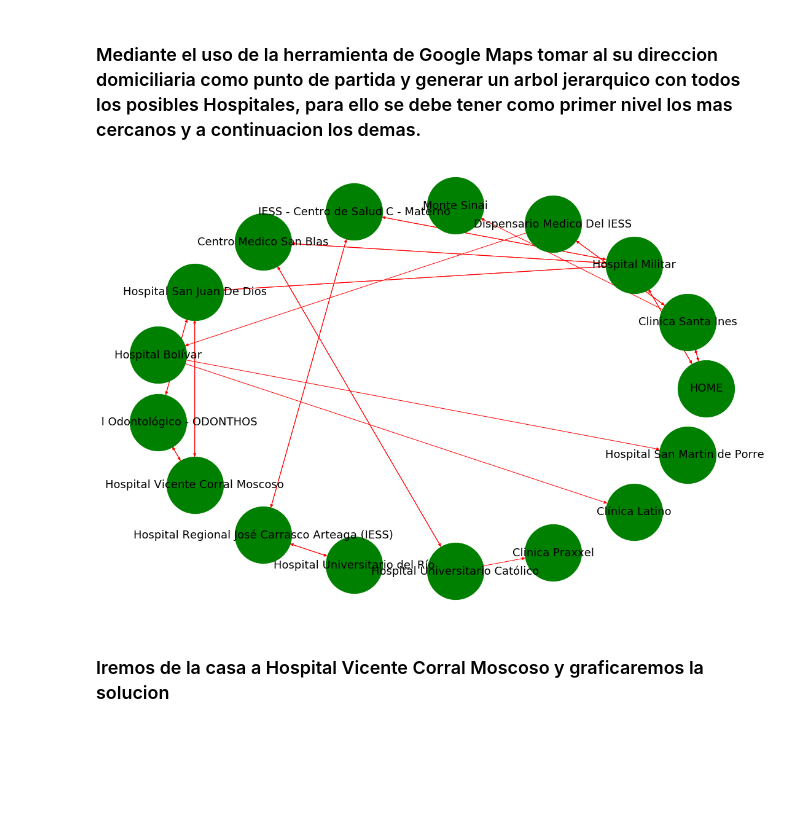
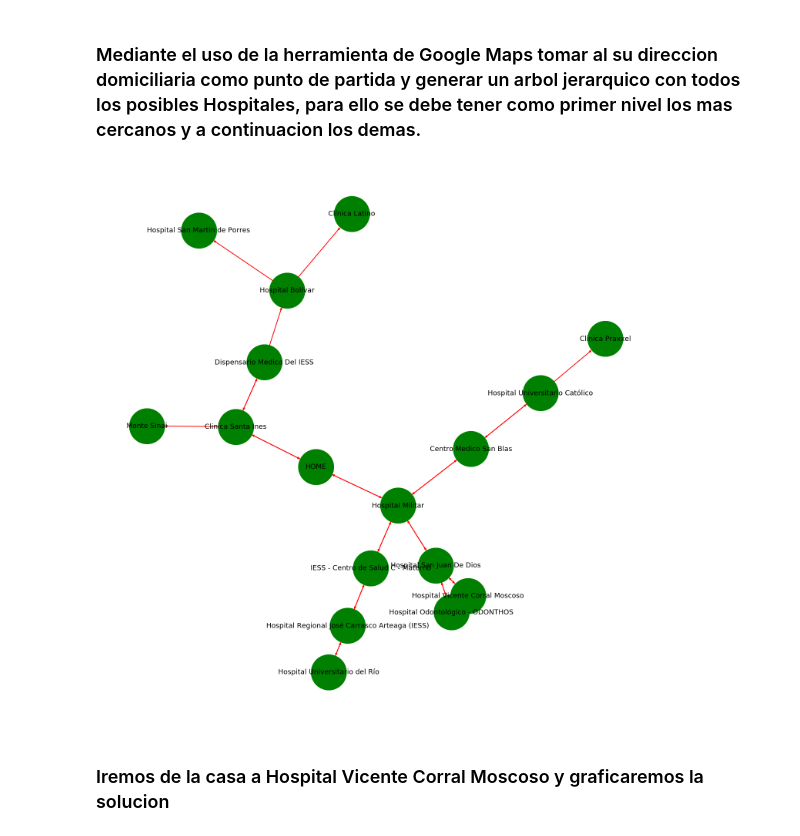
Before and after one commit to RicardoVinicioJara/Deberes-IA, a Jupyter notebook: BusquedaAmplitud.ipynb, the cells around one changed output. Saved outputs shown, nothing was run; the diff lists cells and outputs as text; code cells hidden in the pictures; blank space fills up the shorter version.

```diff
--- a/BusquedaAmplitud.ipynb
+++ b/BusquedaAmplitud.ipynb
@@ -293,9 +296,12 @@ connections = {
     'Hospital Bolívar': {'Dispensario Medico Del IESS', 'Hospital San Martin de Porres', 'Clínica Latino'},
 }
 
+plt.rcParams['figure.figsize'] = (20.0, 20.0)
+
 lista = []
 lista.append('origin')
 lista.append('destination')
+
 
 
 for k, i in connections.items():
@@ -303,38 +309,38 @@ for k, i in connections.items():
 
 
 
 lista_nueva = []
 x = 0
 cont = 0
 valDividir = False
 while x < len(lista):
     if cont== 2:
             escribriDatos(lista_nueva)
             cont = 0
             lista_nueva = []
     if cont != 2:
         lista_nueva.append(lista[x])
         cont=cont+1
 
     x=x+1
 
 listCiudades = pd.read_csv("ciudades.csv", encoding="ISO-8859–1")
 DG=nx.DiGraph()
 for row in listCiudades.iterrows():
-    DG.add_edge(row[1]["origin"],
-                row[1]["destination"])
+    DG.add_edge(row[1][0],
+                row[1][1])
 
-nx.draw_circular(DG,
+nx.draw_spring(DG,
                  node_color="green",
                  edge_color="red",
                  font_size=18,
-                 width=1,
+                 width=2,
                  with_labels=True,
                  node_size=8500,
 )
 remove("ciudades.csv")
 # %% [output]
-[figure, old version]
+[figure, new version]
 # %% [markdown]
 ### Iremos de la casa a Hospital Vicente Corral Moscoso y graficaremos la solucion
 # %%
```
Also changed, not shown: parts of 13 cells of this notebook.
